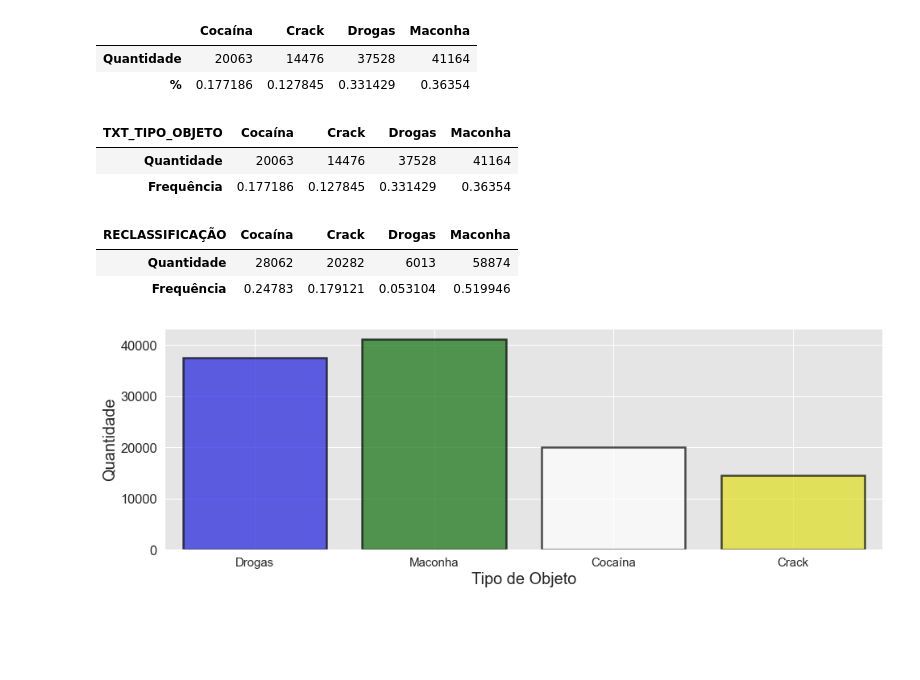
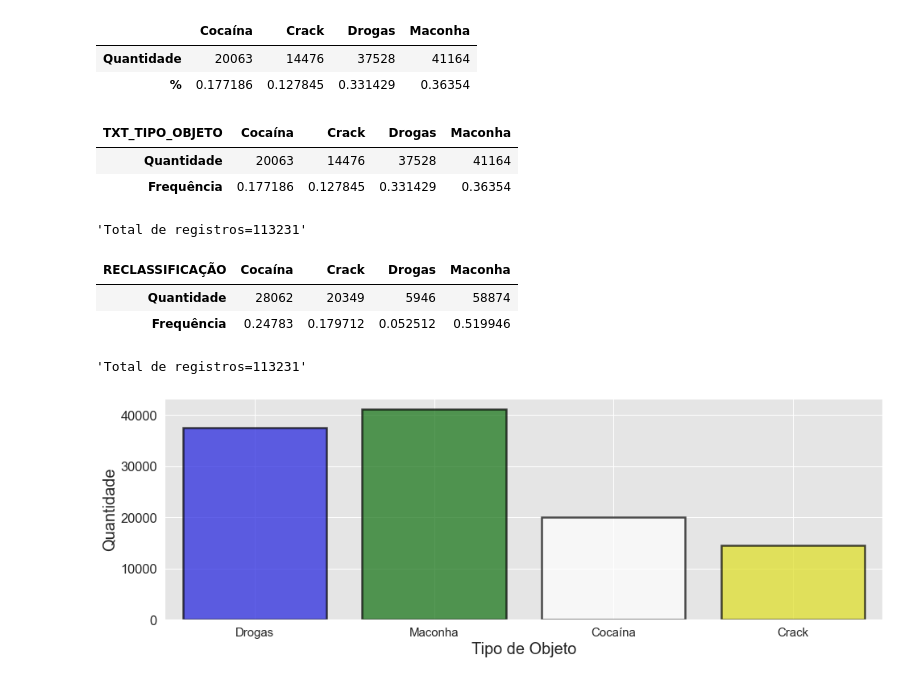
Before and after one commit to giuliannocappellari/Grafos, a Jupyter notebook: Indicadores/Drogas_Reclassificacao.ipynb, the cells around one changed output. Saved outputs shown, nothing was run; the diff lists cells and outputs as text; code cells hidden in the pictures; blank space fills up the shorter version.

```diff
--- a/Indicadores/Drogas_Reclassificacao.ipynb
+++ b/Indicadores/Drogas_Reclassificacao.ipynb
@@ -124,23 +124,19 @@ def unicode_e_minusculo(txt):
 DrogasReclassificar['Descrição'] = DrogasReclassificar['Descrição'].apply(unicode_e_minusculo)
 # %%
 #Tratando ajustes de drogas
-def analizer(x):
-    if pd.isna(x):
+def reclassificar(descricao):
+    if pd.isna(descricao):
         return 'Drogas'
-    if 'maconha' in x:
+    if any(item in descricao.lower() for item in ['maconha','canabis','cannabis']):
         return 'Maconha'
-    elif 'canabis' in x:
-        return 'Maconha'
-    elif 'cannabis' in x:
-        return 'Maconha'
-    elif 'crack' in x:
+    elif any(item in descricao.lower() for item in ['crack','crak']):
         return 'Crack'
-    elif 'cocaina' in x:
+    elif any(item in descricao.lower() for item in ['cocaina','cocaína']):
         return 'Cocaína'
     else:
         return 'Drogas'
 
-DrogasReclassificar['RECLASSIFICAÇÃO'] = DrogasReclassificar['Descrição'].apply(analizer)
+DrogasReclassificar['RECLASSIFICAÇÃO'] = DrogasReclassificar['Descrição'].apply(reclassificar)
 # %%
 #Junta novamente com as drogas já classificadas e seta a reclassificacao para o dado anterior
 reclassificacao = pd.concat([DrogasReclassificar, JaClassificadas])
@@ -148,15 +144,17 @@ reclassificacao['RECLASSIFICAÇÃO'] = reclassificacao['RECLASSIFICAÇÃO'].fill
 # %%
 freq_reclassificada = reclassificacao.groupby(['RECLASSIFICAÇÃO']).size().reset_index(name="Quantidade").set_index('RECLASSIFICAÇÃO').sort_index()
 freq_reclassificada['Frequência'] = reclassificacao['RECLASSIFICAÇÃO'].value_counts(normalize=True).sort_index().round(6).astype(str)
-display(freq_tipo.T)
-display(freq_reclassificada.T)
+display(freq_tipo.T, "Total de registros=" + str(freq_tipo["Quantidade"].sum()))
+display(freq_reclassificada.T, "Total de registros=" + str(freq_reclassificada["Quantidade"].sum()))
 # %% [output]
 | TXT_TIPO_OBJETO | Cocaína | Crack | Drogas | Maconha |
 | Quantidade | 20063 | 14476 | 37528 | 41164 |
 | Frequência | 0.177186 | 0.127845 | 0.331429 | 0.36354 |
+'Total de registros=113231'
 | RECLASSIFICAÇÃO | Cocaína | Crack | Drogas | Maconha |
-| Quantidade | 28062 | 20282 | 6013 | 58874 |
-| Frequência | 0.24783 | 0.179121 | 0.053104 | 0.519946 |
+| Quantidade | 28062 | 20349 | 5946 | 58874 |
+| Frequência | 0.24783 | 0.179712 | 0.052512 | 0.519946 |
+'Total de registros=113231'
 # %%
 def plota_grafico(df, campo_x):
     palette ={"Maconha": "green", "Cocaína": "white", "Crack": "yellow", "Drogas": "blue"}
```
Also changed, not shown: parts of 4 cells of this notebook.
